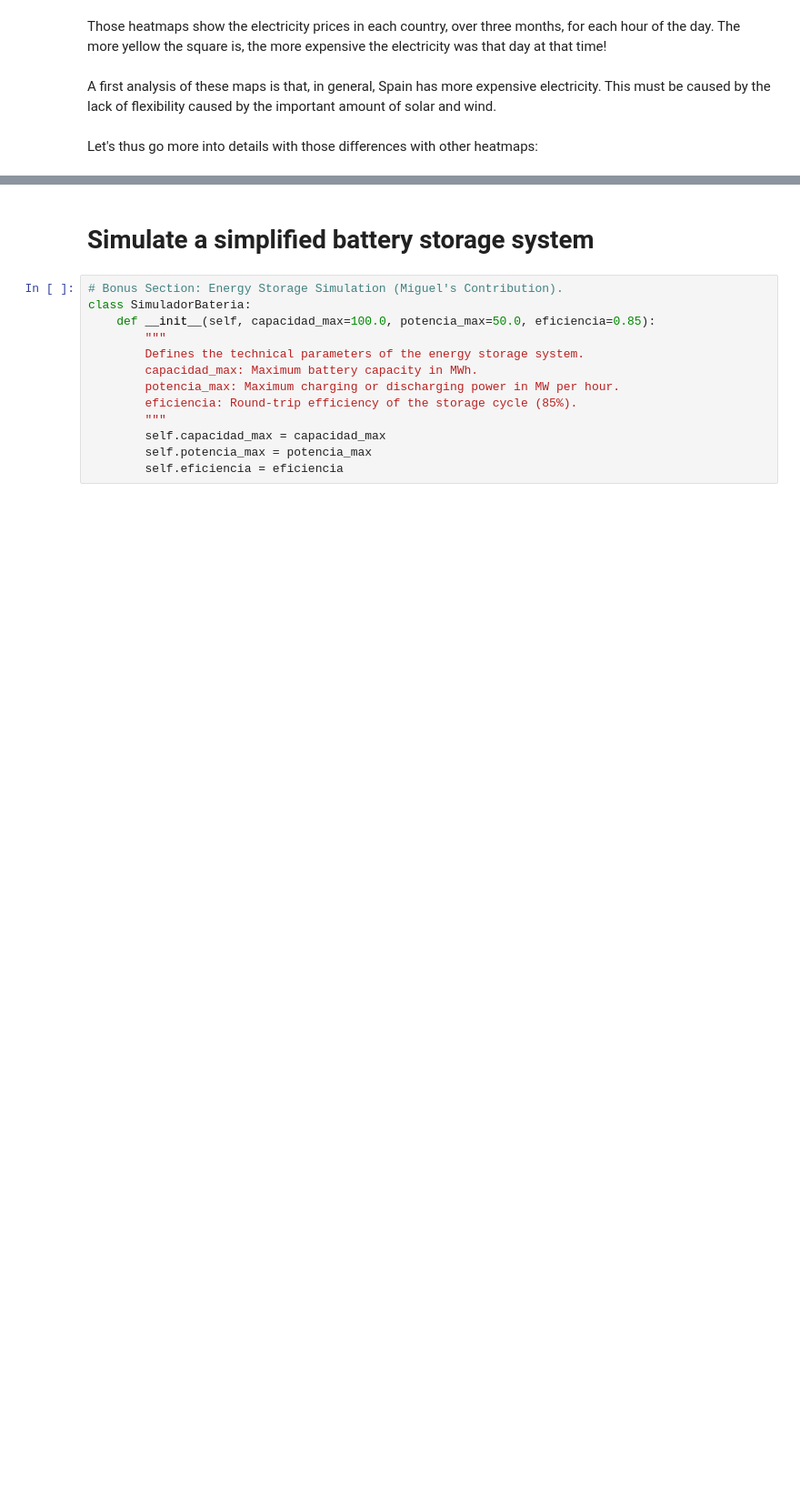
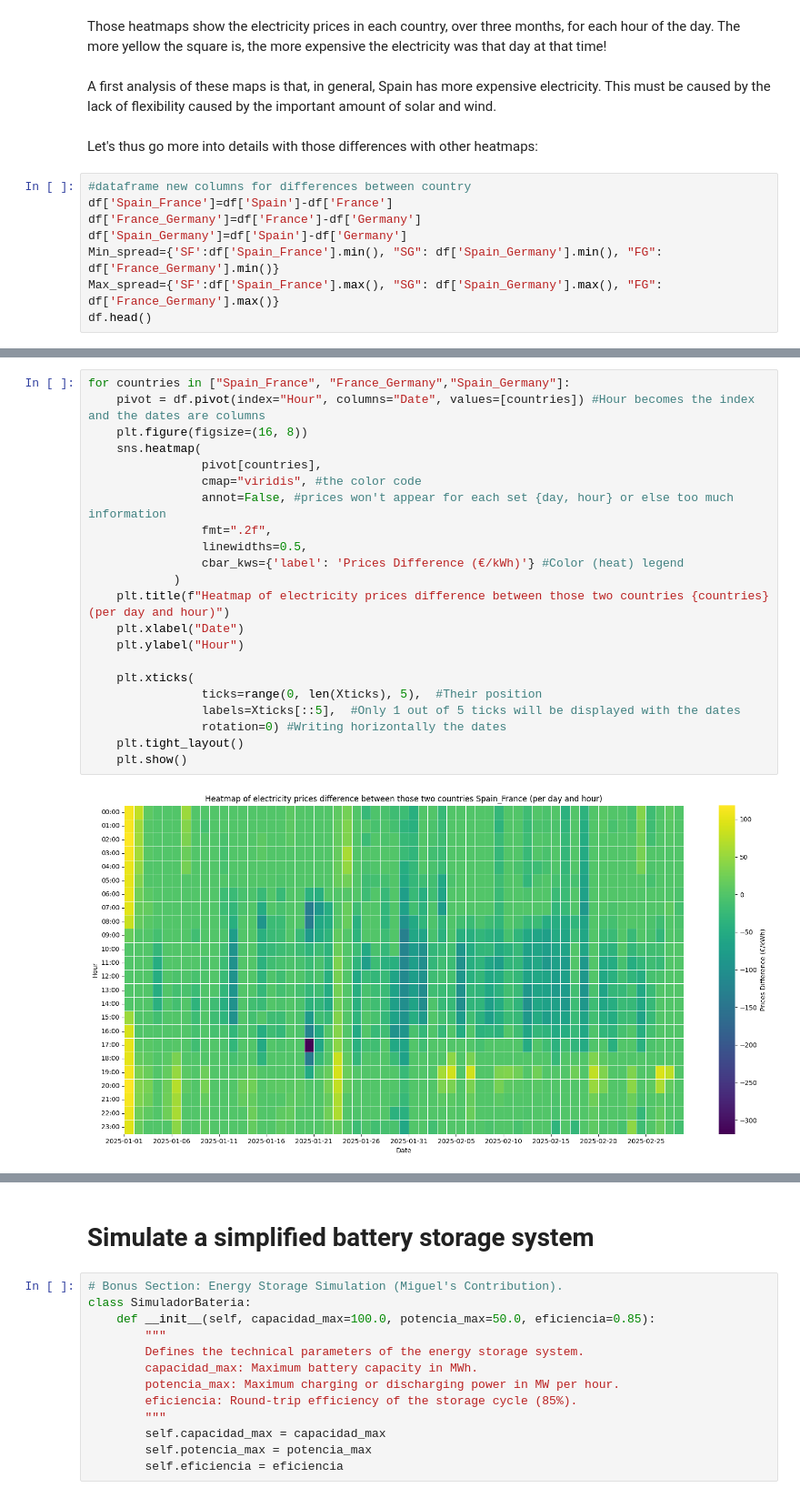
Before and after one commit to stellamirri/analisis_datos, a Jupyter notebook: Grupo1_2026/Group1Notebook.ipynb, the cells around one changed output, grey strips where cells are left out. Shown at 91% size. Saved outputs shown, nothing was run; the diff lists cells and outputs as text; blank space fills up the shorter version.

Commit message:
Differences in prices: Heatmaps

```diff
--- a/Grupo1_2026/Group1Notebook.ipynb
+++ b/Grupo1_2026/Group1Notebook.ipynb
@@ -357,3 +357,11 @@ Those heatmaps show the electricity prices in each country, over three months, f
 A first analysis of these maps is that, in general, Spain has more expensive electricity. This must be caused by the lack of flexibility caused by the important amount of solar and wind.
 # %% [markdown]
 Let's thus go more into details with those differences with other heatmaps:
+# %%
+#dataframe new columns for differences between country
+df['Spain_France']=df['Spain']-df['France']
+df['France_Germany']=df['France']-df['Germany']
+df['Spain_Germany']=df['Spain']-df['Germany']
+Min_spread={'SF':df['Spain_France'].min(), "SG": df['Spain_Germany'].min(), "FG": df['France_Germany'].min()}
+Max_spread={'SF':df['Spain_France'].max(), "SG": df['Spain_Germany'].max(), "FG": df['France_Germany'].max()}
+df.head()
@@ -359,0 +375,24 @@ Let's thus go more into details with those differences with other heatmaps:
+# %%
+for countries in ["Spain_France", "France_Germany","Spain_Germany"]:
+    pivot = df.pivot(index="Hour", columns="Date", values=[countries]) #Hour becomes the index and the dates are columns
+    plt.figure(figsize=(16, 8))
+    sns.heatmap(
+                pivot[countries],
+                cmap="viridis", #the color code
+                annot=False, #prices won't appear for each set {day, hour} or else too much information
+                fmt=".2f",
+                linewidths=0.5,
+                cbar_kws={'label': 'Prices Difference (€/kWh)'} #Color (heat) legend
+            )
+    plt.title(f"Heatmap of electricity prices difference between those two countries {countries} (per day and hour)")
+    plt.xlabel("Date")
+    plt.ylabel("Hour")
+
+    plt.xticks(
+                ticks=range(0, len(Xticks), 5),  #Their position
+                labels=Xticks[::5],  #Only 1 out of 5 ticks will be displayed with the dates
+                rotation=0) #Writing horizontally the dates
+    plt.tight_layout()
+    plt.show()
+# %% [output]
+[figure, added]
```
Also changed, not shown: parts of 5 cells of this notebook.
